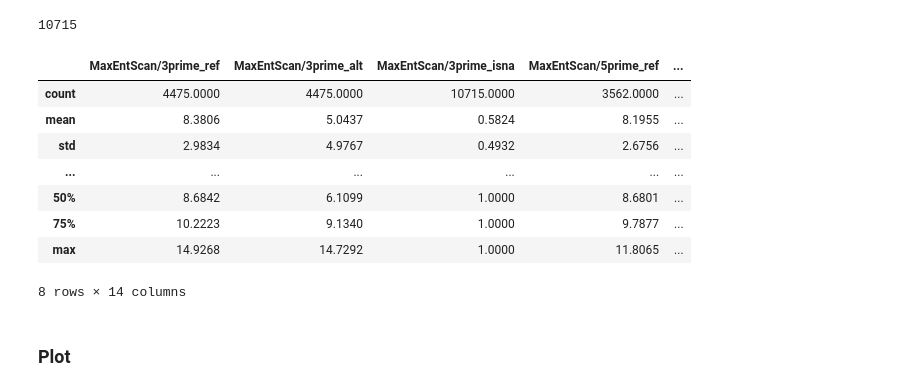
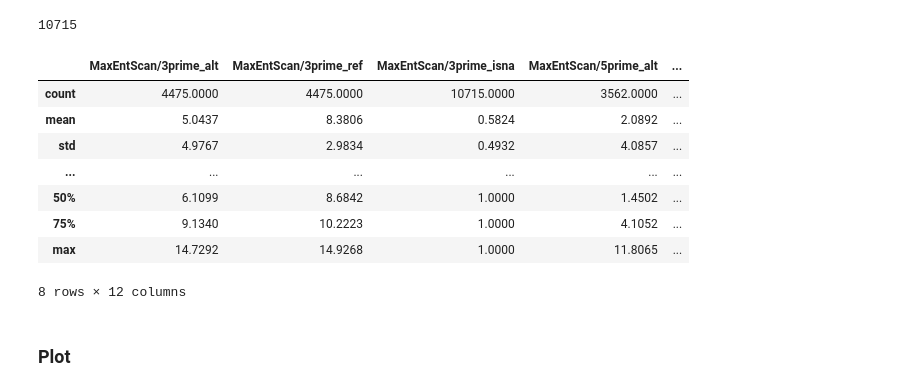
Before and after one commit to kipoi/manuscript, a Jupyter notebook: src/splicing/train-eval-KipoiSplice4.ipynb, the cells around one changed output. Saved outputs shown, nothing was run; the diff lists cells and outputs as text; code cells hidden in the pictures.

```diff
--- a/src/splicing/train-eval-KipoiSplice4.ipynb
+++ b/src/splicing/train-eval-KipoiSplice4.ipynb
@@ -194,17 +192,17 @@ y_clinvar.size
 # %% [output]
 10715
 # %%
-X_clinvar[clinvar_kipoi_features].describe()
+X_clinvar[kipoi_features].describe()
 # %% [output]
-|  | MaxEntScan/3prime_ref | MaxEntScan/3prime_alt | MaxEntScan/3prime_isna | MaxEntScan/5prime_ref | ... |
+|  | MaxEntScan/3prime_alt | MaxEntScan/3prime_ref | MaxEntScan/3prime_isna | MaxEntScan/5prime_alt | ... |
 | count | 4475.0000 | 4475.0000 | 10715.0000 | 3562.0000 | ... |
-| mean | 8.3806 | 5.0437 | 0.5824 | 8.1955 | ... |
-| std | 2.9834 | 4.9767 | 0.4932 | 2.6756 | ... |
+| mean | 5.0437 | 8.3806 | 0.5824 | 2.0892 | ... |
+| std | 4.9767 | 2.9834 | 0.4932 | 4.0857 | ... |
 | ... | ... | ... | ... | ... | ... |
-| 50% | 8.6842 | 6.1099 | 1.0000 | 8.6801 | ... |
-| 75% | 10.2223 | 9.1340 | 1.0000 | 9.7877 | ... |
-| max | 14.9268 | 14.7292 | 1.0000 | 11.8065 | ... |
+| 50% | 6.1099 | 8.6842 | 1.0000 | 1.4502 | ... |
+| 75% | 9.1340 | 10.2223 | 1.0000 | 4.1052 | ... |
+| max | 14.7292 | 14.9268 | 1.0000 | 11.8065 | ... |
-8 rows × 14 columns
+8 rows × 12 columns
 # %% [markdown]
 ### Plot
 # %%
```
Also changed, not shown: parts of 6 cells of this notebook, 8 other files.
